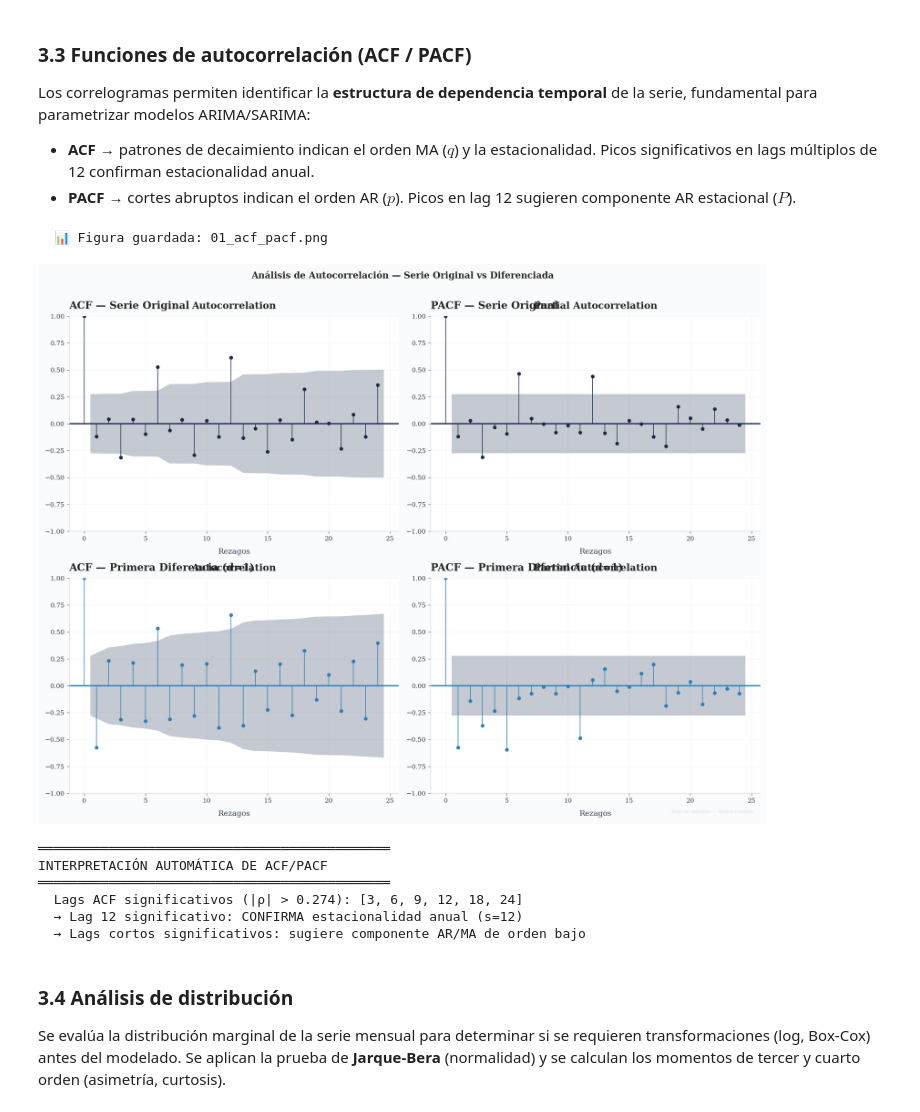
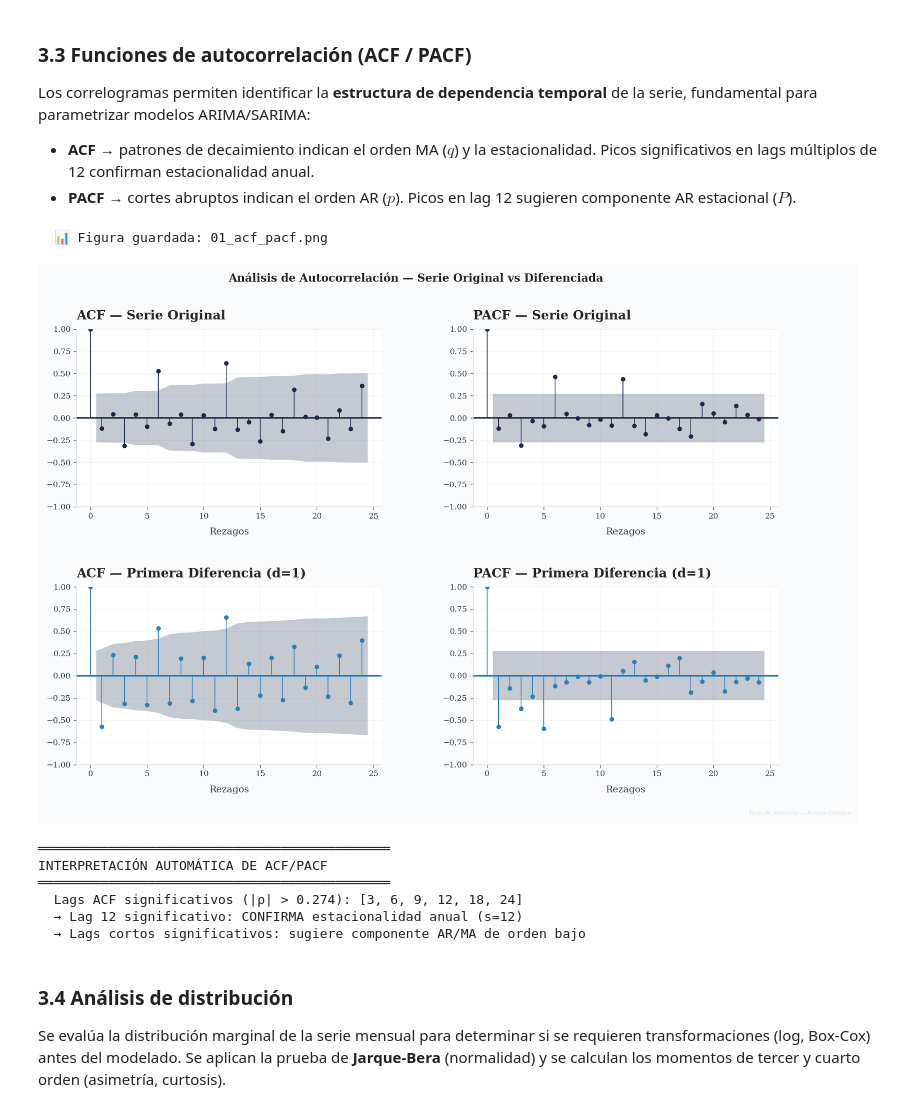
Before and after one commit to efrenbohorquez/ESTRUCTURA_DATOS_RENTAS_V2, a Jupyter notebook: notebooks/01_EDA_Completo.ipynb, the cells around one changed output. Saved outputs shown, nothing was run; the diff lists cells and outputs as text; code cells hidden in the pictures.

```diff
--- a/notebooks/01_EDA_Completo.ipynb
+++ b/notebooks/01_EDA_Completo.ipynb
@@ -397,0 +400,27 @@ RECAUDO PROMEDIO POR MES
+# %%
+# ── 2.3b Estacionalidad: Heatmap año × mes ───────────────────────
+fig, ax = plt.subplots(figsize=(14, 5))
+
+pivot = df_mensual.pivot_table(values='Recaudo_Total', index='Año',
+                                columns='Mes', aggfunc='sum')
+pivot.columns = [calendar.month_abbr[m] for m in pivot.columns]
+
+# Escalar a miles de millones para anotaciones legibles
+pivot_display = pivot / 1e9
+fmt_label = 'Recaudo (Miles de Millones $COP)'
+
+sns.heatmap(pivot_display, annot=True, fmt=',.1f', cmap='YlOrRd',
+            linewidths=0.5, ax=ax, annot_kws={'size': 10, 'weight': 'bold'},
+            cbar_kws={'label': fmt_label, 'shrink': 0.8})
+
+if _VIZ_THEME_LOADED:
+    titulo_profesional(ax, 'Mapa de Calor Año × Mes (Miles MM $COP)')
+else:
+    ax.set_title('Mapa de Calor Año × Mes (Miles MM $COP)', fontweight='bold')
+ax.set_ylabel('Año')
+ax.set_xlabel('Mes')
+
+plt.tight_layout()
+if _VIZ_THEME_LOADED:
+    guardar_figura(fig, '01_estacionalidad_heatmap', OUTPUTS_FIGURES)
+plt.show()
@@ -603,12 +635,14 @@ de la serie, fundamental para parametrizar modelos ARIMA/SARIMA:
   Picos en lag 12 sugieren componente AR estacional ($P$).
 # %%
 # ── 3.3 ACF / PACF ───────────────────────────────────────────────
-fig, axes = plt.subplots(2, 2, figsize=FIGSIZE_QUAD if _VIZ_THEME_LOADED else (16, 10))
+fig, axes = plt.subplots(2, 2, figsize=(16, 10),
+                          gridspec_kw={'hspace': 0.45, 'wspace': 0.30})
 
 # ACF (serie original)
 plot_acf(serie_clean, ax=axes[0, 0], lags=min(24, len(serie_clean)//2 - 1),
          alpha=0.05, color=C_PRIMARY,
          vlines_kwargs={'colors': C_PRIMARY, 'linewidth': 1.0})
+axes[0, 0].set_title('')  # limpiar título auto-generado por statsmodels
 if _VIZ_THEME_LOADED:
     titulo_profesional(axes[0, 0], 'ACF — Serie Original')
 else:
@@ -618,6 +652,7 @@ else:
 plot_pacf(serie_clean, ax=axes[0, 1], lags=min(24, len(serie_clean)//2 - 1),
           alpha=0.05, method='ywm', color=C_PRIMARY,
           vlines_kwargs={'colors': C_PRIMARY, 'linewidth': 1.0})
+axes[0, 1].set_title('')
 if _VIZ_THEME_LOADED:
     titulo_profesional(axes[0, 1], 'PACF — Serie Original')
 else:
@@ -630,6 +665,7 @@ serie_diff = serie_clean.diff().dropna()
 plot_acf(serie_diff, ax=axes[1, 0], lags=min(24, len(serie_diff)//2 - 1),
          alpha=0.05, color=C_TERTIARY,
          vlines_kwargs={'colors': C_TERTIARY, 'linewidth': 1.0})
+axes[1, 0].set_title('')
 if _VIZ_THEME_LOADED:
     titulo_profesional(axes[1, 0], 'ACF — Primera Diferencia (d=1)')
 else:
@@ -639,39 +675,40 @@ else:
 plot_pacf(serie_diff, ax=axes[1, 1], lags=min(24, len(serie_diff)//2 - 1),
           alpha=0.05, method='ywm', color=C_TERTIARY,
           vlines_kwargs={'colors': C_TERTIARY, 'linewidth': 1.0})
+axes[1, 1].set_title('')
 if _VIZ_THEME_LOADED:
     titulo_profesional(axes[1, 1], 'PACF — Primera Diferencia (d=1)')
 else:
     axes[1, 1].set_title('PACF — Primera Diferencia', fontweight='bold')
 
 for ax in axes.flat:
     ax.set_xlabel('Rezagos')
 
 fig.suptitle('Análisis de Autocorrelación — Serie Original vs Diferenciada',
-             fontsize=14, fontweight='bold', y=1.01)
-plt.tight_layout()
+             fontsize=14, fontweight='bold', y=0.98)
+plt.tight_layout(rect=[0, 0, 1, 0.95])
 if _VIZ_THEME_LOADED:
     marca_agua(fig)
     guardar_figura(fig, '01_acf_pacf', OUTPUTS_FIGURES)
 plt.show()
 
 # Interpretación automática
 print("\n═════════════════════════════════════════════")
 print("INTERPRETACIÓN AUTOMÁTICA DE ACF/PACF")
 print("═════════════════════════════════════════════")
 from statsmodels.tsa.stattools import acf, pacf
 acf_vals = acf(serie_clean, nlags=min(24, len(serie_clean)//2 - 1), alpha=0.05)
 n = len(serie_clean)
 ci = 1.96 / np.sqrt(n)
 sig_lags = [i for i in range(1, len(acf_vals[0])) if abs(acf_vals[0][i]) > ci]
-print(f"  Lags ACF significativos (|ρ| > {ci:.3f}): {sig_lags}")
+print(f"  Lags ACF significativos (|\u03c1| > {ci:.3f}): {sig_lags}")
 if 12 in sig_lags:
-    print(f"  → Lag 12 significativo: CONFIRMA estacionalidad anual (s=12)")
+    print(f"  \u2192 Lag 12 significativo: CONFIRMA estacionalidad anual (s=12)")
 if any(l in sig_lags for l in [1, 2, 3]):
-    print(f"  → Lags cortos significativos: sugiere componente AR/MA de orden bajo")
+    print(f"  \u2192 Lags cortos significativos: sugiere componente AR/MA de orden bajo")
 # %% [output]
   📊 Figura guardada: 01_acf_pacf.png
-[figure, old version]
+[figure, new version]
 ═════════════════════════════════════════════
 INTERPRETACIÓN AUTOMÁTICA DE ACF/PACF
 ═════════════════════════════════════════════
```
Also changed, not shown: parts of 12 cells of this notebook, 37 other files.
